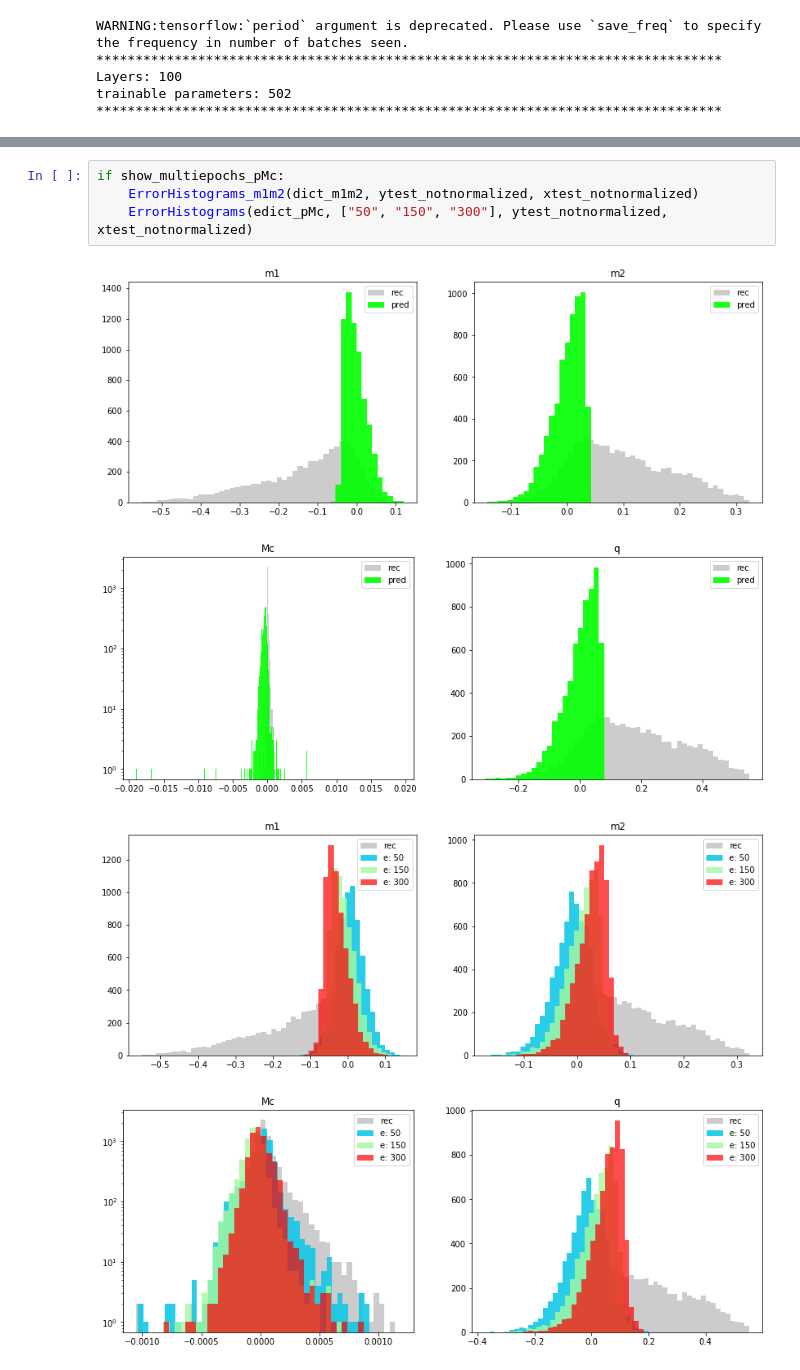
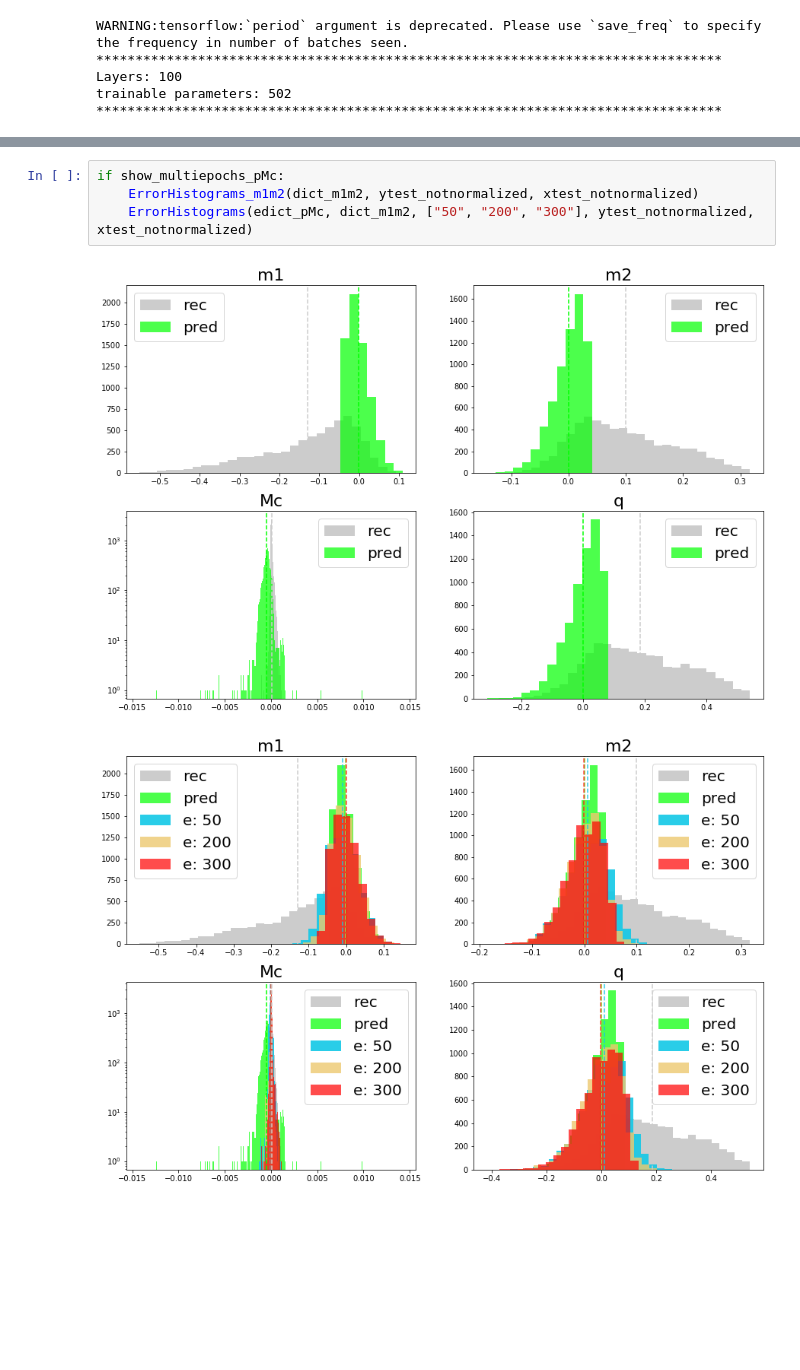
Before and after one commit to PhoenixBirdCreations/IPAM2021_ML, a Jupyter notebook: algo/NN_tf/NN_GSTLAL_epochs.ipynb, the cells around one changed output, grey strips where cells are left out. Cells and saved outputs as stored; diff of their text form; blank space fills up the shorter version.

Commit message:
added error histograms in the notes

```diff
--- a/algo/NN_tf/NN_GSTLAL_epochs.ipynb
+++ b/algo/NN_tf/NN_GSTLAL_epochs.ipynb
@@ -846,12 +901,10 @@ if show_multiepochs_pMc:
 # %%
 if show_multiepochs_pMc:
     ErrorHistograms_m1m2(dict_m1m2, ytest_notnormalized, xtest_notnormalized)
-    ErrorHistograms(edict_pMc, ["50", "150", "300"], ytest_notnormalized, xtest_notnormalized)
+    ErrorHistograms(edict_pMc, dict_m1m2, ["50", "200", "300"], ytest_notnormalized, xtest_notnormalized)
 # %% [output]
-[figure, old version]
+[figure, new version]
-[figure, old version]
+[figure, new version]
-[figure, removed]
-[figure, removed]
 # %%
 if show_multiepochs_muMc:
     loss_function_muMc = loss_function
```
Also changed, not shown: parts of 10 cells of this notebook, 13 other files.
